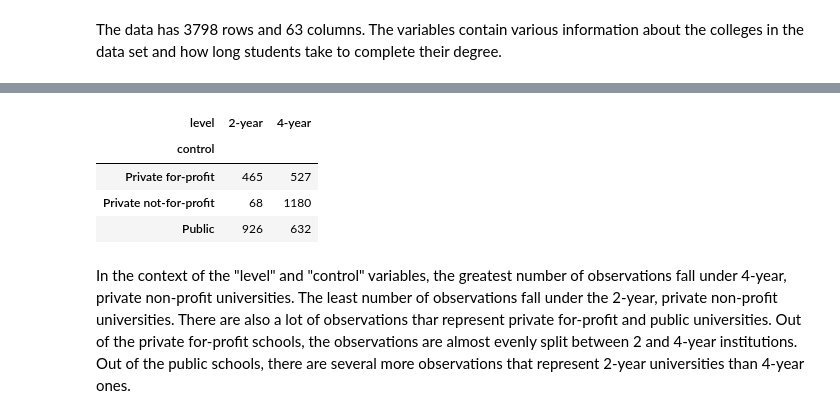
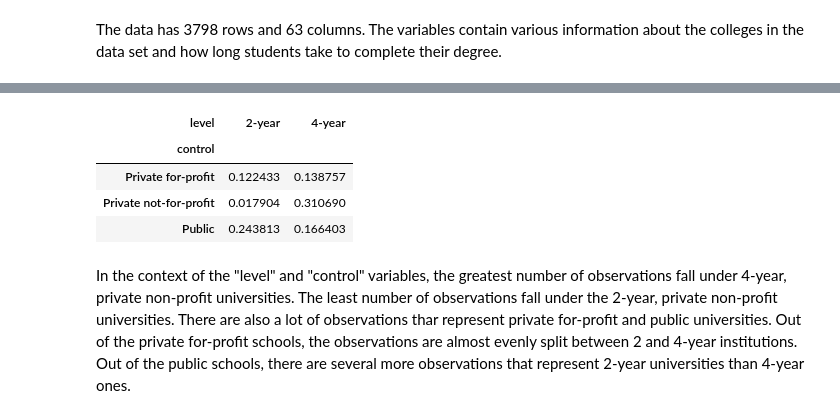
Before and after one commit to kelseymatsik/visualization, a Jupyter notebook: assignment/assignment.ipynb, the cells around one changed output, grey strips where cells are left out. Cells and saved outputs as stored; diff of their text form; code cells hidden in the pictures.

```diff
--- a/assignment/assignment.ipynb
+++ b/assignment/assignment.ipynb
@@ -43,11 +59,11 @@ The data has 3798 rows and 63 columns. The variables contain various information
 # %%
-pd.crosstab(df["control"], df["level"])
+pd.crosstab(df["control"], df["level"], normalize="all")
 # %% [output]
 | level | 2-year | 4-year |
 | control |  |  |
-| Private for-profit | 465 | 527 |
-| Private not-for-profit | 68 | 1180 |
-| Public | 926 | 632 |
+| Private for-profit | 0.122433 | 0.138757 |
+| Private not-for-profit | 0.017904 | 0.310690 |
+| Public | 0.243813 | 0.166403 |
 # %% [markdown]
 In the context of the "level" and "control" variables, the greatest number of observations fall under 4-year, private non-profit universities. The least number of observations fall under the 2-year, private non-profit universities. There are also a lot of observations thar represent private for-profit and public universities. Out of the private for-profit schools, the observations are almost evenly split between 2 and 4-year institutions. Out of the public schools, there are several more observations that represent 2-year universities than 4-year ones.
 # %%
```
Also changed, not shown: parts of 11 cells of this notebook.
